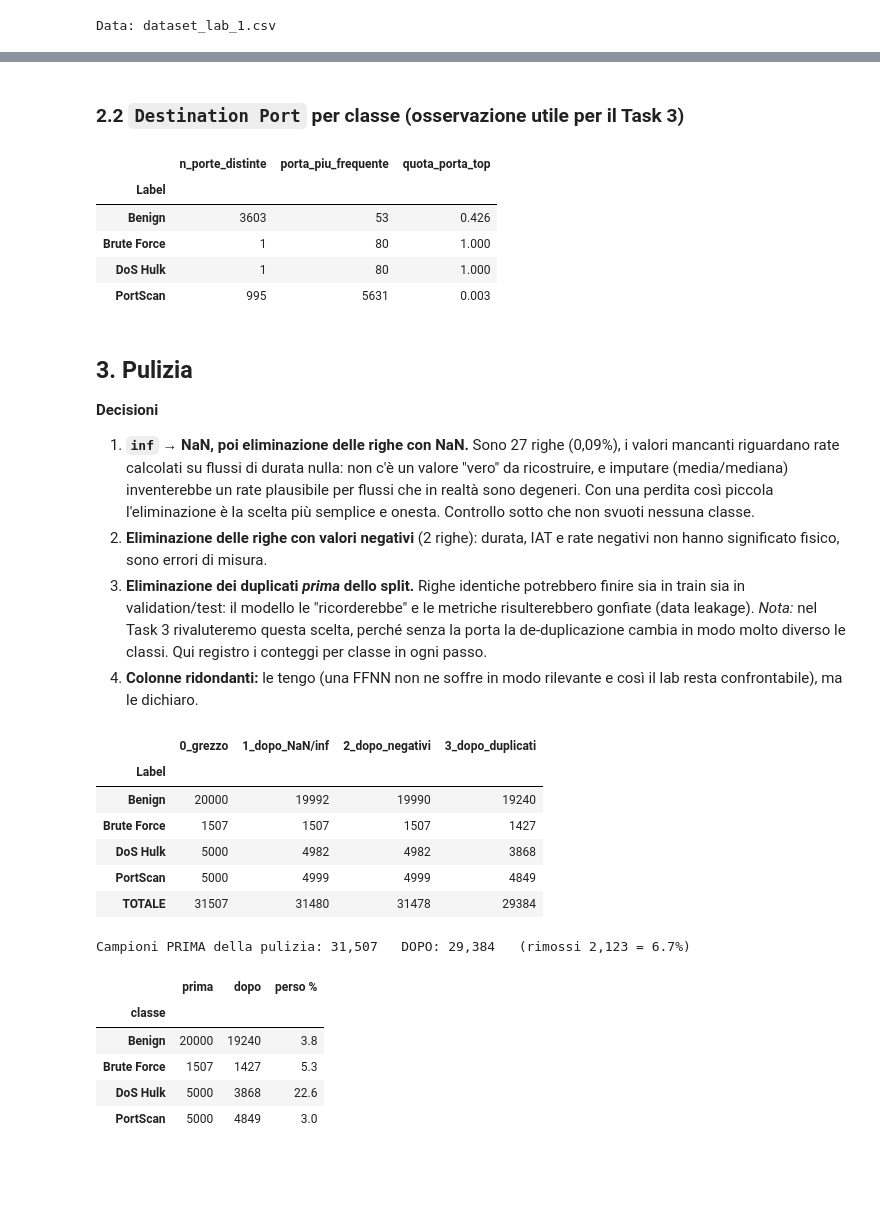
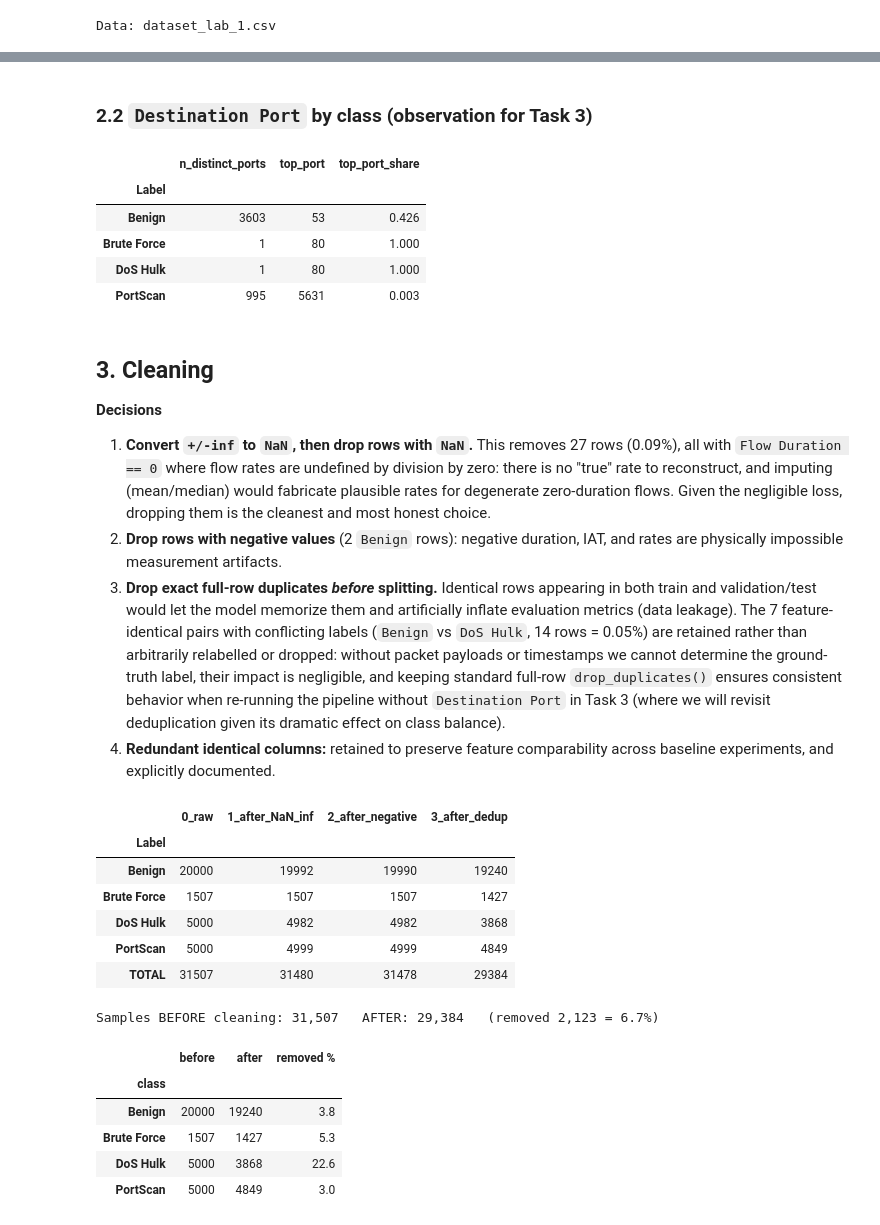
Before and after one commit to pietrovalese/AI-Cyber-Lab1, a Jupyter notebook: Lab1_Task1_Preprocessing.ipynb, the cells around one changed output, grey strips where cells are left out. Saved outputs shown, nothing was run; the diff lists cells and outputs as text; code cells hidden in the pictures; blank space fills up the shorter version.

```diff
--- a/Lab1_Task1_Preprocessing.ipynb
+++ b/Lab1_Task1_Preprocessing.ipynb
@@ -15,7 +15,7 @@ Struttura del notebook:
 # %% [markdown]
 ## 1. Setup
 # %%
-import os, json, warnings
+import os, warnings, hashlib
 import numpy as np
 import pandas as pd
 import matplotlib.pyplot as plt
@@ -27,8 +27,7 @@ SEED = 42
 np.random.seed(SEED)
 
 DATA_PATH = "dataset_lab_1.csv"
-if not os.path.exists(DATA_PATH):
-    DATA_PATH = "/mnt/user-data/uploads/dataset_lab_1.csv"
+assert os.path.exists(DATA_PATH), f"Dataset not found: {DATA_PATH}"
 OUT_DIR = "task1_outputs"
 os.makedirs(OUT_DIR, exist_ok=True)
 
@@ -137,70 +154,71 @@ Problemi per classe:
 # %% [markdown]
-### 2.2 `Destination Port` per classe (osservazione utile per il Task 3)
+### 2.2 `Destination Port` by class (observation for Task 3)
 # %%
 port_info = df.groupby(LABEL)["Destination Port"].agg(
-    n_porte_distinte="nunique",
-    porta_piu_frequente=lambda s: s.value_counts().index[0],
-    quota_porta_top=lambda s: round(s.value_counts().iloc[0] / len(s), 3),
+    n_distinct_ports="nunique",
+    top_port=lambda s: s.value_counts().index[0],
+    top_port_share=lambda s: round(s.value_counts().iloc[0] / len(s), 3),
 )
 display(port_info)
 # %% [output]
-|  | n_porte_distinte | porta_piu_frequente | quota_porta_top |
+|  | n_distinct_ports | top_port | top_port_share |
 | Label |  |  |  |
 | Benign | 3603 | 53 | 0.426 |
 | Brute Force | 1 | 80 | 1.000 |
 | DoS Hulk | 1 | 80 | 1.000 |
 | PortScan | 995 | 5631 | 0.003 |
 # %% [markdown]
-## 3. Pulizia
+## 3. Cleaning
 
-**Decisioni**
-1. **`inf` → NaN, poi eliminazione delle righe con NaN.** Sono 27 righe (0,09%), i valori mancanti riguardano rate calcolati su flussi di durata nulla: non c'è un valore "vero" da ricostruire, e imputare (media/mediana) inventerebbe un rate plausibile per flussi che in realtà sono degeneri. Con una perdita così piccola l'eliminazione è la scelta più semplice e onesta. Controllo sotto che non svuoti nessuna classe.
-2. **Eliminazione delle righe con valori negativi** (2 righe): durata, IAT e rate negativi non hanno significato fisico, sono errori di misura.
-3. **Eliminazione dei duplicati *prima* dello split.** Righe identiche potrebbero finire sia in train sia in validation/test: il modello le "ricorderebbe" e le metriche risulterebbero gonfiate (data leakage). *Nota:* nel Task 3 rivaluteremo questa scelta, perché senza la porta la de-duplicazione cambia in modo molto diverso le classi. Qui registro i conteggi per classe in ogni passo.
-4. **Colonne ridondanti:** le tengo (una FFNN non ne soffre in modo rilevante e così il lab resta confrontabile), ma le dichiaro.
+**Decisions**
+1. **Convert `+/-inf` to `NaN`, then drop rows with `NaN`.** This removes 27 rows (0.09%), all with `Flow Duration == 0` where flow rates are undefined by division by zero: there is no "true" rate to reconstruct, and imputing (mean/median) would fabricate plausible rates for degenerate zero-duration flows. Given the negligible loss, dropping them is the cleanest and most honest choice.
+2. **Drop rows with negative values** (2 `Benign` rows): negative duration, IAT, and rates are physically impossible measurement artifacts.
+3. **Drop exact full-row duplicates *before* splitting.** Identical rows appearing in both train and validation/test would let the model memorize them and artificially inflate evaluation metrics (data leakage). The 7 feature-identical pairs with conflicting labels (`Benign` vs `DoS Hulk`, 14 rows = 0.05%) are retained rather than arbitrarily relabelled or dropped: without packet payloads or timestamps we cannot determine the ground-truth label, their impact is negligible, and keeping standard full-row `drop_duplicates()` ensures consistent behavior when re-running the pipeline without `Destination Port` in Task 3 (where we will revisit deduplication given its dramatic effect on class balance).
+4. **Redundant identical columns:** retained to preserve feature comparability across baseline experiments, and explicitly documented.
 # %%
 def clean(df_in, verbose=True):
     log = {}
     d = df_in.copy()
-    log["0_grezzo"] = d[LABEL].value_counts()
+    feats = [c for c in d.columns if c != LABEL]
+    log["0_raw"] = d[LABEL].value_counts()
 
-    d[FEATURES] = d[FEATURES].replace([np.inf, -np.inf], np.nan)
+    d[feats] = d[feats].replace([np.inf, -np.inf], np.nan)
     d = d.dropna()
-    log["1_dopo_NaN/inf"] = d[LABEL].value_counts()
+    log["1_after_NaN_inf"] = d[LABEL].value_counts()
 
-    d = d[~(d[FEATURES] < 0).any(axis=1)]
-    log["2_dopo_negativi"] = d[LABEL].value_counts()
+    d = d[~(d[feats] < 0).any(axis=1)]
+    log["2_after_negative"] = d[LABEL].value_counts()
 
     d = d.drop_duplicates()
-    log["3_dopo_duplicati"] = d[LABEL].value_counts()
+    log["3_after_dedup"] = d[LABEL].value_counts()
 
     table = pd.DataFrame(log).fillna(0).astype(int)
-    table.loc["TOTALE"] = table.sum()
+    table.loc["TOTAL"] = table.sum()
     if verbose:
         display(table)
     return d.reset_index(drop=True), table
 
 df_clean, clean_table = clean(df)
-n0, n1 = clean_table.loc["TOTALE", "0_grezzo"], clean_table.loc["TOTALE", "3_dopo_duplicati"]
-print(f"Campioni PRIMA della pulizia: {n0:,}   DOPO: {n1:,}   (rimossi {n0-n1:,} = {100*(n0-n1)/n0:.1f}%)")
+n0, n1 = clean_table.loc["TOTAL", "0_raw"], clean_table.loc["TOTAL", "3_after_dedup"]
+print(f"Samples BEFORE cleaning: {n0:,}   AFTER: {n1:,}   (removed {n0 - n1:,} = {100 * (n0 - n1) / n0:.1f}%)")
 # %% [output]
-|  | 0_grezzo | 1_dopo_NaN/inf | 2_dopo_negativi | 3_dopo_duplicati |
+|  | 0_raw | 1_after_NaN_inf | 2_after_negative | 3_after_dedup |
 | Label |  |  |  |  |
 | Benign | 20000 | 19992 | 19990 | 19240 |
 | Brute Force | 1507 | 1507 | 1507 | 1427 |
 | DoS Hulk | 5000 | 4982 | 4982 | 3868 |
 | PortScan | 5000 | 4999 | 4999 | 4849 |
-| TOTALE | 31507 | 31480 | 31478 | 29384 |
+| TOTAL | 31507 | 31480 | 31478 | 29384 |
-Campioni PRIMA della pulizia: 31,507   DOPO: 29,384   (rimossi 2,123 = 6.7%)
+Samples BEFORE cleaning: 31,507   AFTER: 29,384   (removed 2,123 = 6.7%)
 # %%
 rows = []
 for cls in clean_table.index[:-1]:
-    a, b = clean_table.loc[cls, "0_grezzo"], clean_table.loc[cls, "3_dopo_duplicati"]
-    rows.append({"classe": cls, "prima": a, "dopo": b, "perso %": round(100 * (a - b) / a, 1)})
-display(pd.DataFrame(rows).set_index("classe"))
+    a, b = clean_table.loc[cls, "0_raw"], clean_table.loc[cls, "3_after_dedup"]
+    rows.append({"class": cls, "before": a, "after": b, "removed %": round(100 * (a - b) / a, 1)})
+display(pd.DataFrame(rows).set_index("class"))
 # %% [output]
-|  | prima | dopo | perso % |
-| classe |  |  |  |
+|  | before | after | removed % |
+| class |  |  |  |
 | Benign | 20000 | 19240 | 3.8 |
 | Brute Force | 1507 | 1427 | 5.3 |
 | DoS Hulk | 5000 | 3868 | 22.6 |
```
Also changed, not shown: parts of 21 cells of this notebook, 1 other file.
